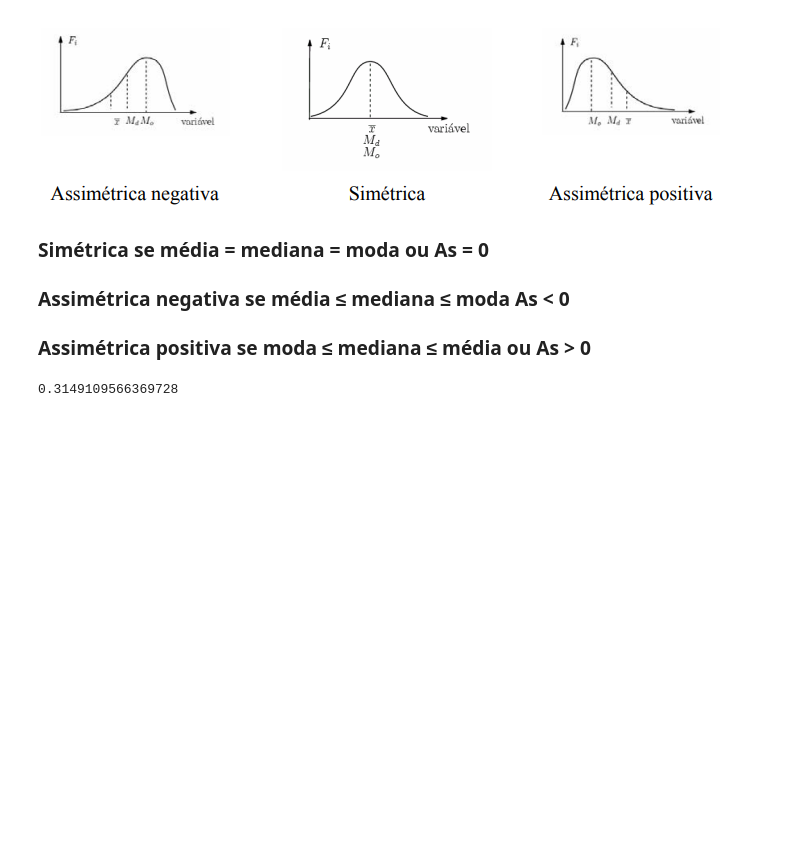
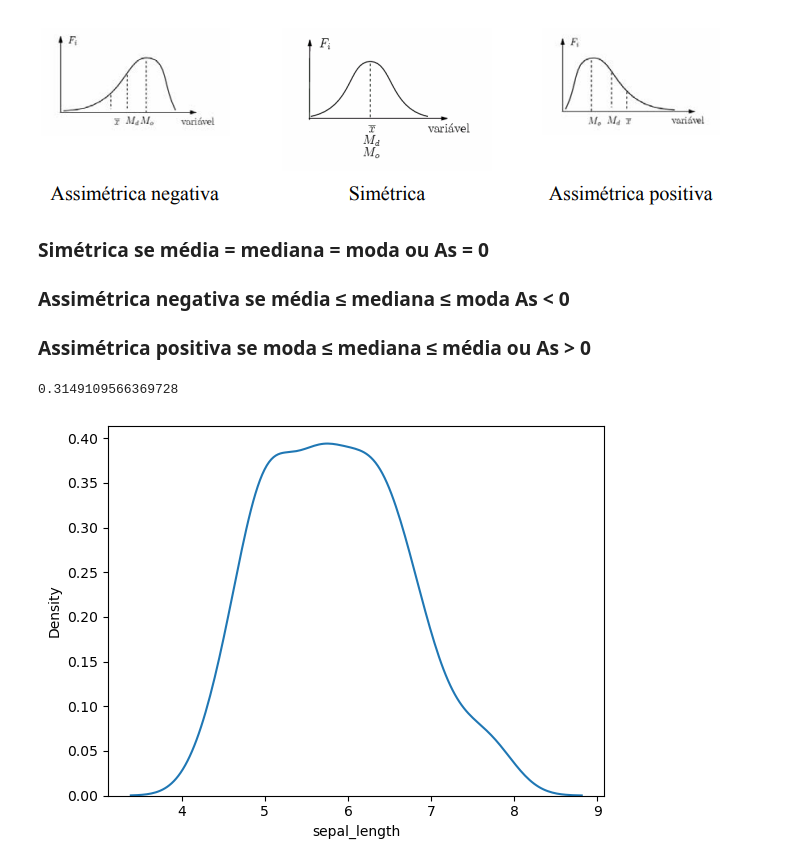
Before and after one commit to emersonmrd/python_para_analise_de_dados, a Jupyter notebook: Estatistica_Descritiva.ipynb, the cells around one changed output. Drawn from its saved outputs; the diff is of its cells as text; code cells hidden in the pictures; blank space fills up the shorter version.

```diff
--- a/Estatistica_Descritiva.ipynb
+++ b/Estatistica_Descritiva.ipynb
@@ -150,3 +150,7 @@ Base_Dados['sepal_length'].std()
 Base_Dados['sepal_length'].skew()
 # %% [output]
 0.3149109566369728
+# %%
+sns.kdeplot( Base_Dados['sepal_length'] );
+# %% [output]
+[figure, added]
```
Also changed, not shown: parts of 11 cells of this notebook.
